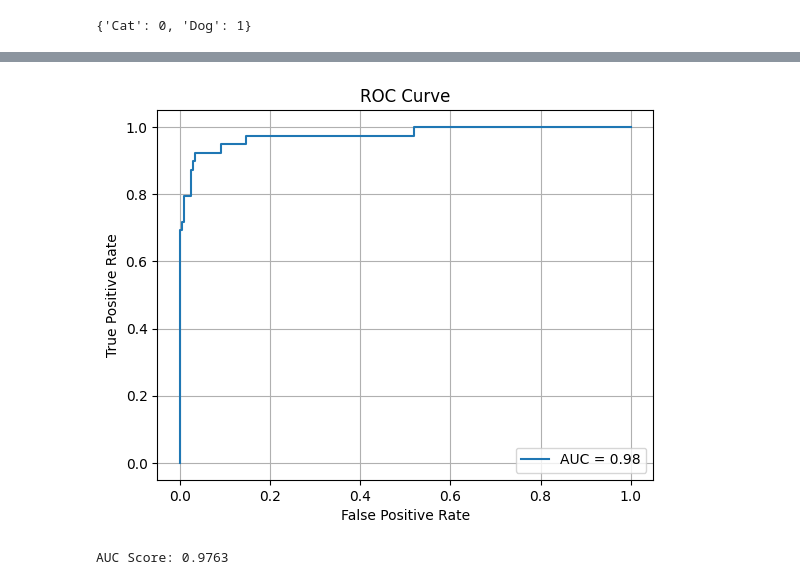
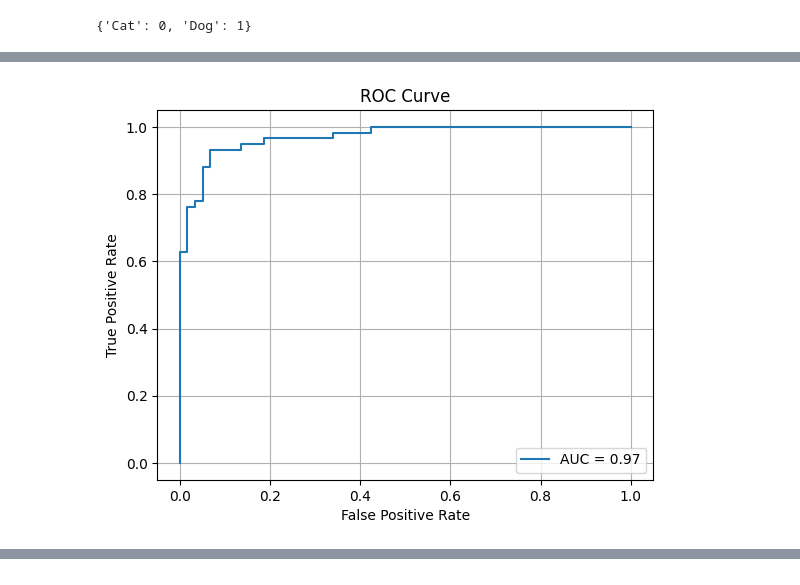
Before and after one commit to zkhechadoorian/CNNs_Cats_and_Dogs, a Jupyter notebook: research/st_04_augmented.ipynb, the cells around one changed output, grey strips where cells are left out. Drawn from its saved outputs; the diff is of its cells as text; code cells hidden in the pictures.

```diff
--- a/research/st_04_augmented.ipynb
+++ b/research/st_04_augmented.ipynb
@@ -558,7 +587,7 @@ from src.plot_roc_curve import plot_roc_auc
 
 # use model with 12 epochs and freeze_till=6
 model = tf.keras.models.load_model(
-    str(training.config.augmented_model_path).replace(".h5", f"_freeze_6.h5")
+    str(training.config.trained_model_path).replace(".h5", f"_augmented_freeze_6.h5")
 )
 
 # set y_true and y_pred_proba
@@ -571,0 +602 @@ plot_roc_auc(y_true, y_pred_proba[:,1], n_classes=None)
+[figure, new version]
@@ -573,2 +603,0 @@ plot_roc_auc(y_true, y_pred_proba[:,1], n_classes=None)
-[figure, old version]
-AUC Score: 0.9763
```
Also changed, not shown: parts of 9 cells of this notebook, 6 other files.
